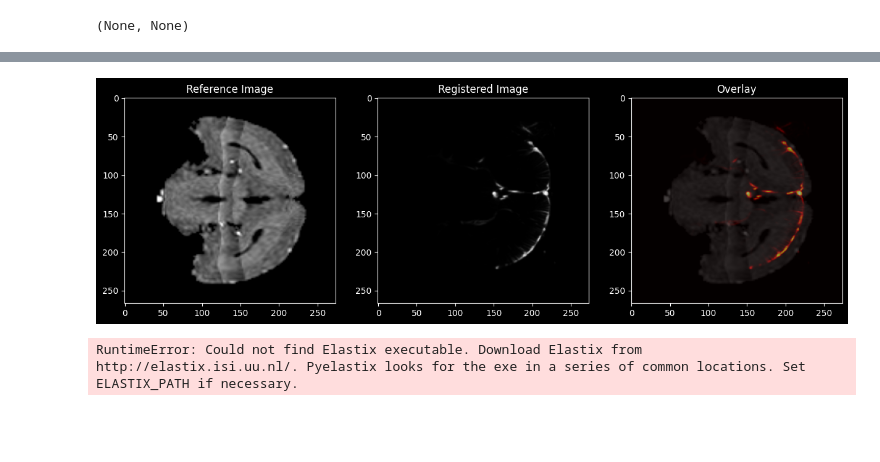
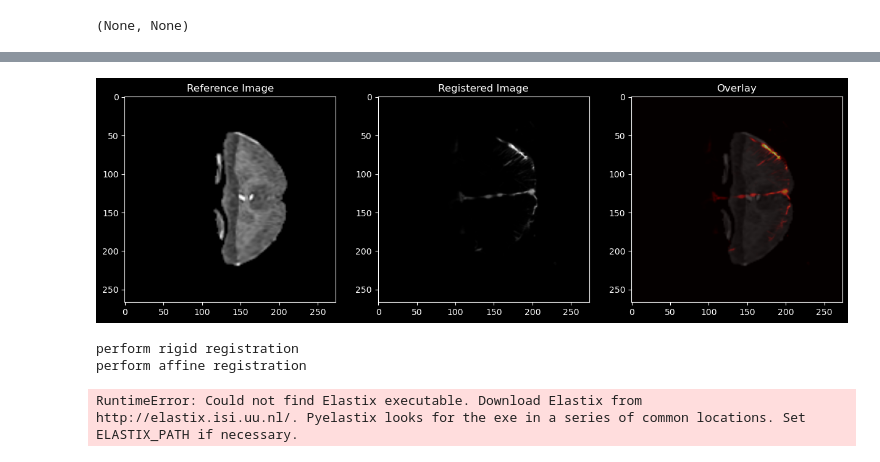
Before and after one commit to yibeichan/fUSi-workflow, a Jupyter notebook: code/registration.ipynb, the cells around one changed output, grey strips where cells are left out. Saved outputs shown, nothing was run; the diff lists cells and outputs as text; code cells hidden in the pictures; blank space fills up the shorter version.

```diff
--- a/code/resample.ipynb
+++ b/code/registration.ipynb
@@ -187,25 +345,39 @@ plot_slices(mra_norm), plot_slices(fus_norm)
 [figure]
 (None, None)
 # %%
+import numpy as np
+import nibabel as nib
 from dipy.align.imaffine import MutualInformationMetric, AffineRegistration
-from dipy.align.transforms import TranslationTransform3D
+from dipy.align.transforms import RigidTransform3D, AffineTransform3D
+
+mra_norm = nib.load("../data/0524/angio_centered_resampled_padded_normalized.nii.gz").get_fdata()
+fus_norm = nib.load("../data/0524/fus_in_angio_space_centered_padded_normalized.nii.gz").get_fdata()
 
 # Adjusted metric parameters
-metric = MutualInformationMetric(nbins=50, sampling_proportion=0.2)  # Increased nbins, reduced sampling proportion
+metric = MutualInformationMetric(nbins=64, sampling_proportion=0.3)  # Increased nbins, slightly adjusted sampling proportion
 
 # Adjusted level iterations
-level_iters = [2000, 1000, 500]  # Reduced for faster initial testing
+level_iters = [2000, 1500, 1000, 500]  # Added an additional level for finer control
 
 # Adjusted sigmas
-sigmas = [3.0, 1.0, 0.5]  # Added an intermediate level for finer control
+sigmas = [3.0, 2.0, 1.0, 0.5]  # Added an additional level for finer control
 
 # Adjusted factors
-factors = [4, 2, 1]
+factors = [4, 3, 2, 1]
 
 affreg = AffineRegistration(metric=metric, level_iters=level_iters, sigmas=sigmas, factors=factors)
-transform = TranslationTransform3D()
+
+# Experiment with different transforms
+transform = RigidTransform3D()  # You can also try AffineTransform3D
+
 params0 = None
 
 affine_map = affreg.optimize(static=mra_norm, moving=fus_norm, transform=transform, params0=params0)
 registered_image = affine_map.transform(fus_norm)
+
+# Optional: Apply post-processing to the registered image
+# For example, apply a Gaussian filter to smooth the registered image
+import scipy.ndimage as ndimage
+
+registered_image_smooth = ndimage.gaussian_filter(registered_image, sigma=1)
 # %% [output]
@@ -237,9 +421,9 @@ def plot_overlay(image1, image2, slice_idx):
 
     plt.show()
 # %%
-plot_overlay(resampled_mra_padded, registered_image, slice_idx=80)
+plot_overlay(mra_norm, registered_image, slice_idx=150)
 # %% [output]
-[figure, old version]
+[figure, new version]
 # %%
 image_path = '../data/0524/fus_in_angio_space_centered_padded_registered.nii.gz'
 output_path = '../data/0524/fus_in_angio_space_centered_padded_registered_centered.nii.gz'
@@ -255,16 +439,18 @@ moving = ants.image_read(fus_path)
 
 # Perform rigid registration as a pre-step
 rigid = ants.registration(fixed=fixed, moving=moving, type_of_transform='Rigid')
-
+print("perform rigid registration")
 # Use the result of the rigid registration to initialize the next step
 rigid_transformed = rigid['warpedmovout']
 
+print("perform affine registration")
 # Perform further registration with affine transformation
 affine = ants.registration(fixed=fixed, moving=rigid_transformed, type_of_transform='Affine')
 
 # Use the result of the affine registration to initialize the non-linear step
 affine_transformed = affine['warpedmovout']
 
+print("perform non-linear registration")
 # Perform non-linear registration
 # Using 'CC' (Cross-Correlation) as the similarity metric
 syn = ants.registration(fixed=fixed, moving=affine_transformed, type_of_transform='SyN',
@@ -276,6 +462,9 @@ syn = ants.registration(fixed=fixed, moving=affine_transformed, type_of_transfor
 # Get the final registered image
 registered_image = syn['warpedmovout']
 ants.image_write(registered_image, '../data/0524/registered_fus_image_ants.nii.gz')
+# %% [output]
+perform rigid registration
+perform affine registration
 # %%
 import pyelastix as pelx
 
```
Also changed, not shown: parts of 14 cells of this notebook, 9 other files.
